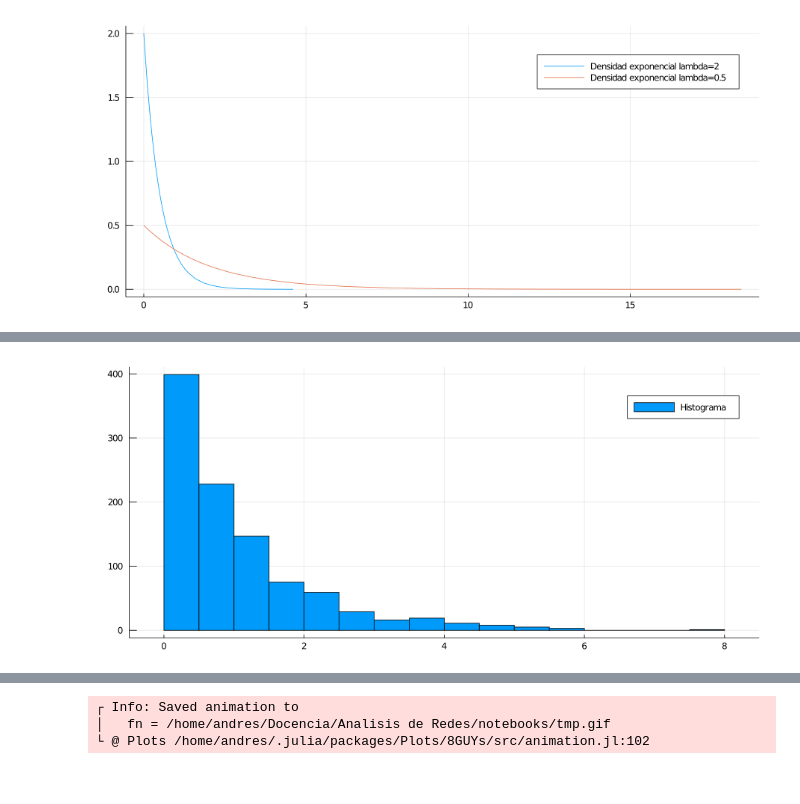
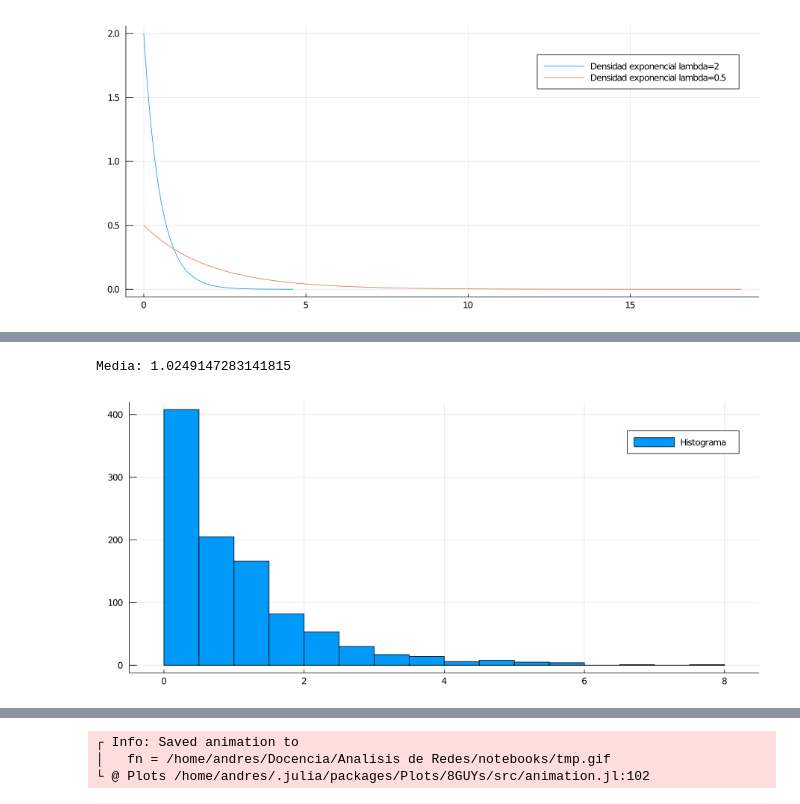
Before and after one commit to aferragu/analisisderedes, a Jupyter notebook: Cadenas de Markov de Tiempo Continuo.ipynb, the cells around one changed output, grey strips where cells are left out. Cells and saved outputs as stored; diff of their text form; code cells hidden in the pictures.

```diff
--- a/Cadenas de Markov de Tiempo Continuo.ipynb
+++ b/Cadenas de Markov de Tiempo Continuo.ipynb
@@ -72,16 +72,19 @@ plot!(x,cdf.(d2,x),label="CDF lambda=0.5")
 # %%
 using StatsBase
 ##Sorteo n variables exponenciales
 lambda=1.0
 d=Exponential(1/lambda)
 
 n=1000
-X=rand(d,1000)
+X=rand(d,n)
+
+println("Media: $(mean(X))")
 
 hist=fit(Histogram,X,nbins=30)
 plot(hist, label="Histograma")
 # %% [output]
+Media: 1.0249147283141815
-[figure, old version]
+[figure, new version]
 # %%
 F=ecdf(X)
 
```
Also changed, not shown: parts of 15 cells of this notebook.
